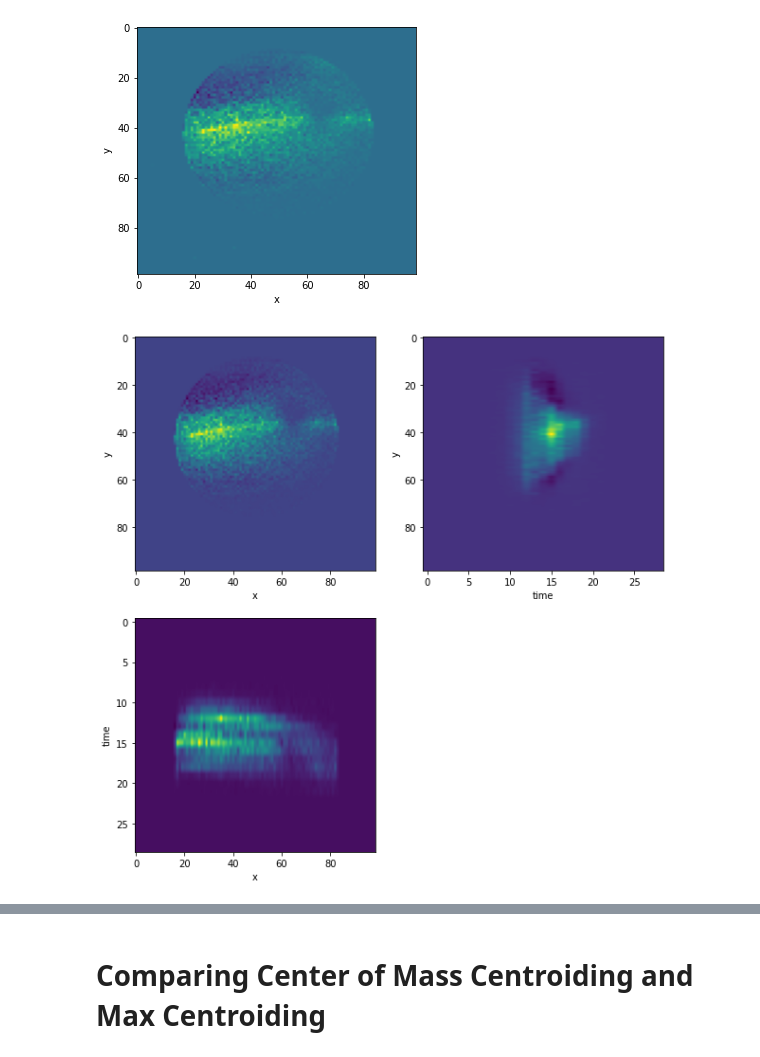
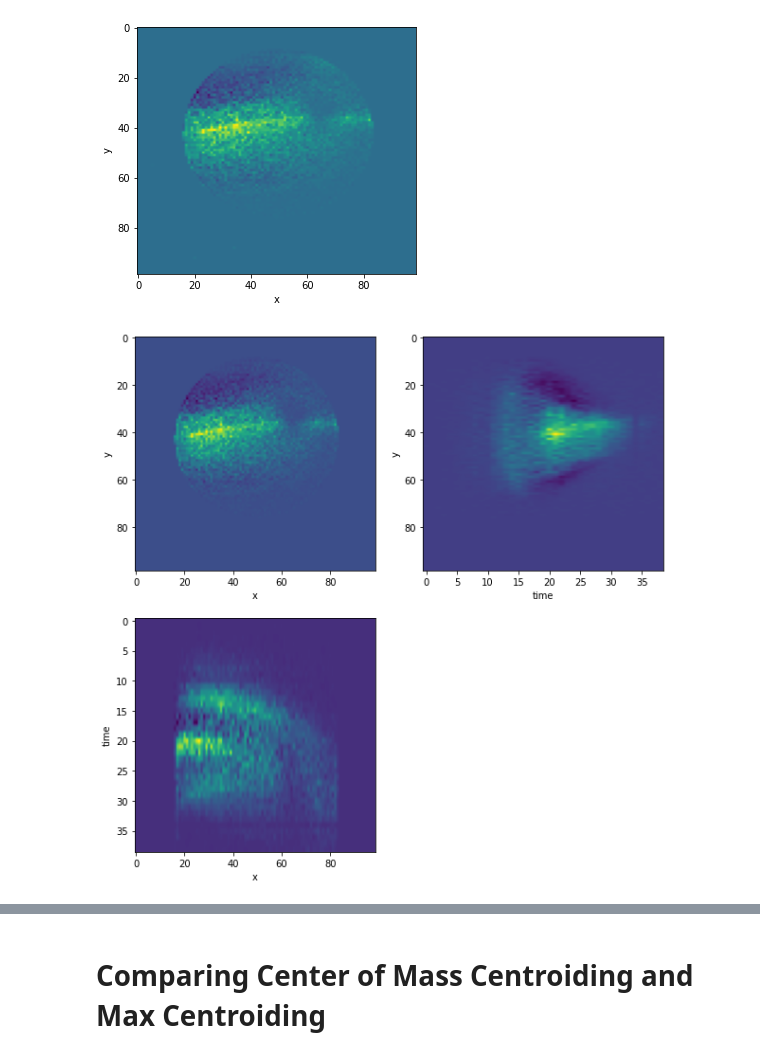
Before and after one commit to gmogol/Timepix, a Jupyter notebook: full_tpx_analysis.ipynb, the cells around one changed output, grey strips where cells are left out. Drawn from its saved outputs; the diff is of its cells as text; code cells hidden in the pictures.

```diff
--- a/full_tpx_analysis.ipynb
+++ b/full_tpx_analysis.ipynb
@@ -119,11 +40,41 @@ sns.displot(data=signal[signal['delta_t']*1e9<4795]-0*background[background['del
 # %%
-def to_plot_2dhist(var1,var2,bin1=None,bin2=None,signal_factor=1.25,background_factor=1,full_output=False):
+def to_plot_2dhist(var1,var2,bin1=None,bin2=None,signal_factor=1.5,background_factor=1,full_output=False):
+    '''
+    Plots a 2d histogram of timepix data
+    Args:
+        var1 : string
+            first variable to plot. allowed values are x,y and delta_t
+        var2 : String
+            second variable to plot. allowed values are x,y and delta_t
+        bin1 : int or array_like, optional
+            bins for the first variable if nothing is given
+            default bins are chosen for the variable
+        bin2 : int or array_like , optional
+            bins for the second variable if nothing is given
+            default bins are chosen for the variable
+        signal_factor : float, optional
+            factor to multiply the signal counts
+        background_factor : float, optional
+            factor to multiply the background counts
+        full_output : bool, optional
+            if True returns bin edges as well as binned counts
+
+    Returns:
+        bin_counts : array_like
+            directly plottable bin_counts using plt.imshow
+        bin_edges : array_like, optional
+            bin edges, only returned if full_output is True
+    '''
+
     global signal,background
+    if var1 not in ['x','y','delta_t'] or var2 not in ['x','y','delta_t']:
+        raise Exception('Only allowed variables are x,y and delta_t')
+
     def choose_bins(var):
         if var in ['x','y']:
             bins = np.linspace(0,255,100)
         if var == 'delta_t':
-            bins = np.linspace(4780,4800,30)
+            bins = np.linspace(4785,4795,40,endpoint=False)
         return bins
 
     if bin1 is None:
@@ -138,7 +89,7 @@ def to_plot_2dhist(var1,var2,bin1=None,bin2=None,signal_factor=1.25,background_f
                                      background[var2],
                                      bins=(bin1,bin2))
     if full_output:
-        return signal_factor*signal_hist[0]-background_hist[0], signal_factor[1:]
+        return (signal_factor*signal_hist[0]-background_factor*background_hist[0]), signal_hist[1:]
     return signal_factor*signal_hist[0].T-background_factor*background_hist[0].T
 # %%
 from matplotlib.patches import ConnectionPatch
@@ -395,35 +328,35 @@ plt.show()
 # %%
 
 fig = plt.figure(figsize=(10,10))
 
 
 fig.add_subplot(221)
 
 
 
 
-plt.imshow(to_plot_2dhist('x','y',signal_factor=1.6),aspect='auto')
+plt.imshow(to_plot_2dhist('x','y',signal_factor=1.5),aspect='auto')
 plt.xlabel('x')
 plt.ylabel('y')
 
 
 fig.add_subplot(223)
 
 
 
-plt.imshow(to_plot_2dhist('x','delta_t',signal_factor=1.6),aspect='auto')
+plt.imshow(to_plot_2dhist('x','delta_t',signal_factor=1.5),aspect='auto')
 plt.xlabel('x')
 plt.ylabel('time')
 
 
 fig.add_subplot(222)
 
 
-plt.imshow(to_plot_2dhist('delta_t','y',signal_factor=1.6),aspect='auto',)
+plt.imshow(to_plot_2dhist('delta_t','y',signal_factor=1.5),aspect='auto',)
 plt.xlabel('time')
 plt.ylabel('y')
 
-
+plt.savefig('figures/projections.pdf')
 plt.show()
 # %% [output]
-[figure, old version]
+[figure, new version]
```
Also changed, not shown: parts of 61 cells of this notebook, 1 other file.
